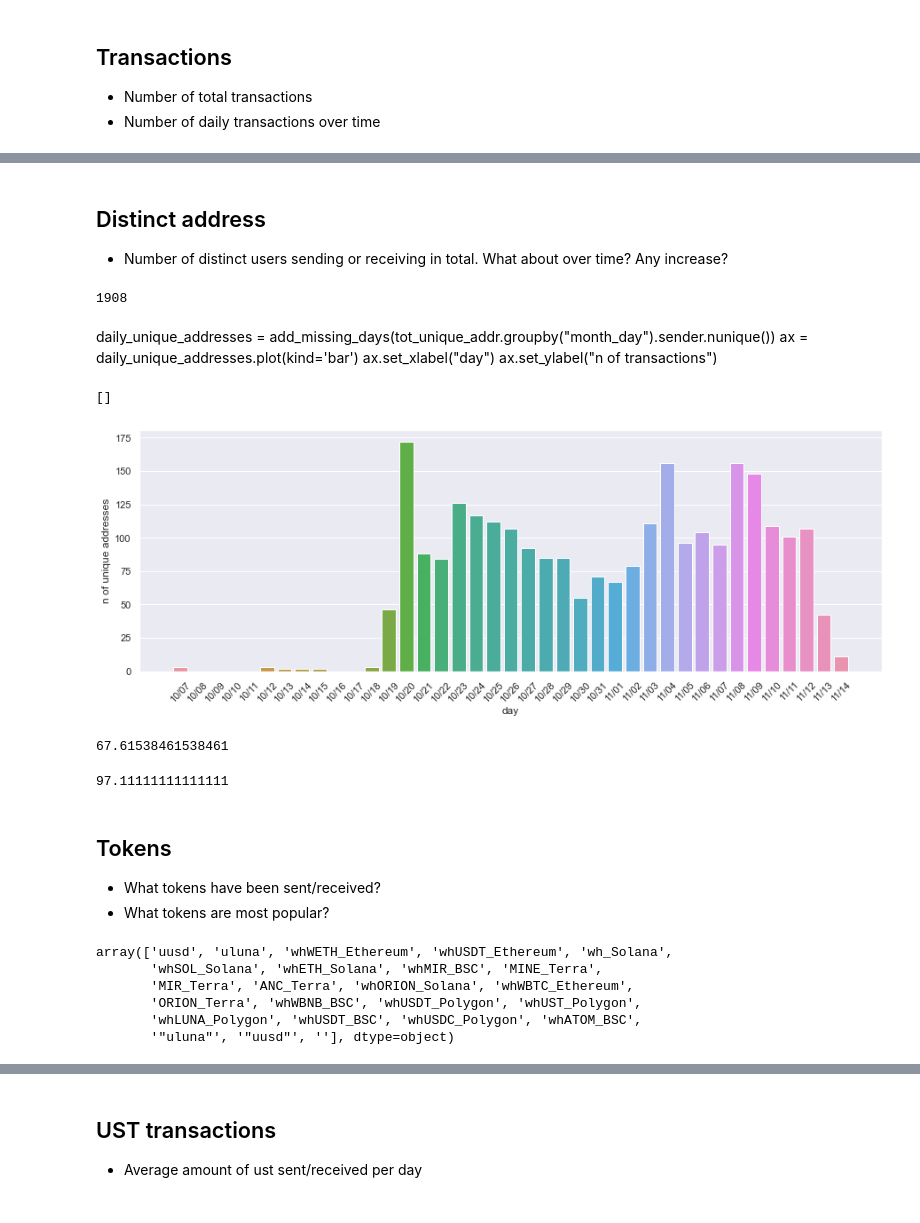
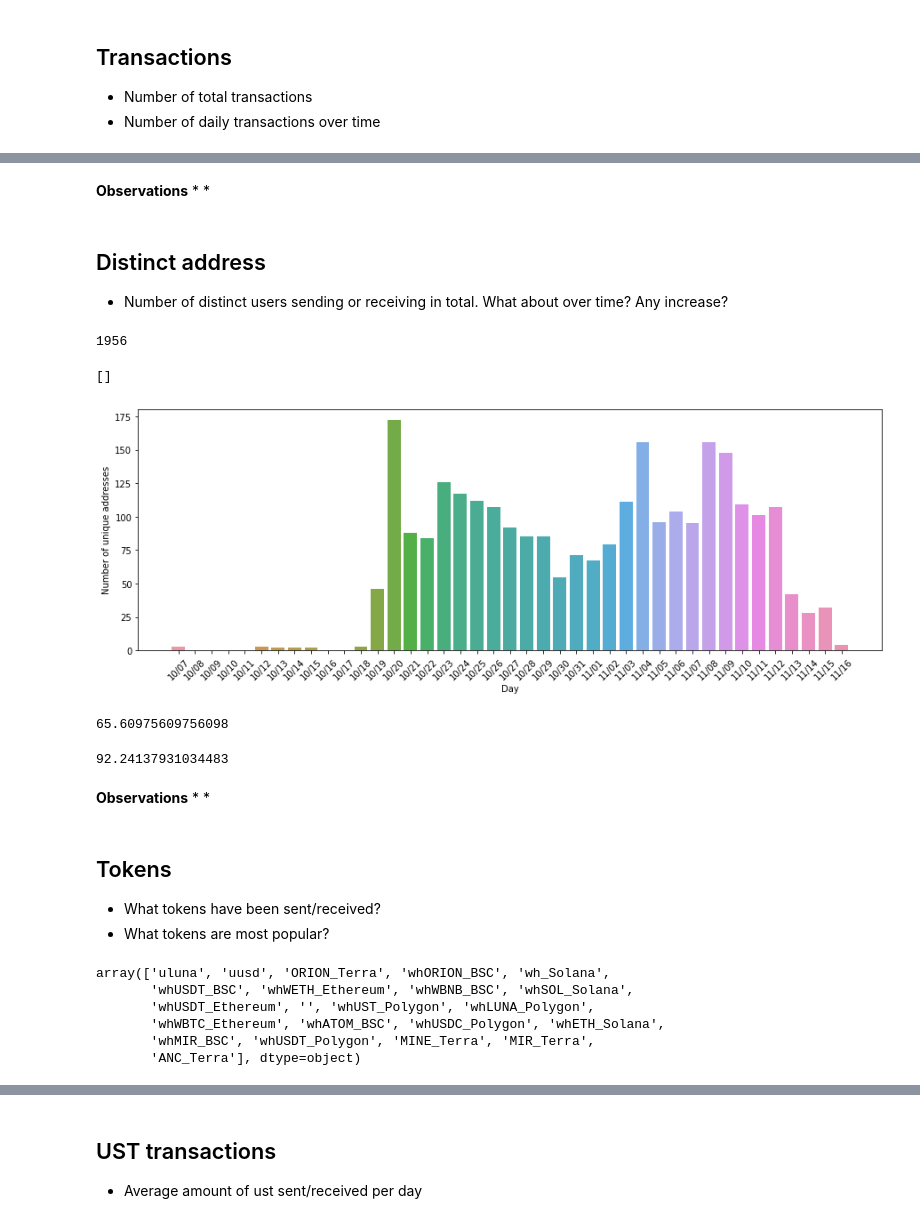
Before and after one commit to IncioMan/on-chain-data-analysis, a Jupyter notebook: wormhole/Terra - Wormhole - Terra Bridge.ipynb, the cells around one changed output, grey strips where cells are left out. Drawn from its saved outputs; the diff is of its cells as text; code cells hidden in the pictures.

```diff
--- a/wormhole/Terra - Wormhole - Terra Bridge.ipynb
+++ b/wormhole/Terra - Wormhole - Terra Bridge.ipynb
@@ -52,33 +154,37 @@ daily_tx[daily_tx.index > '10/18'].mean()
+# %% [markdown]
+**Observations**
+*
+*
 # %% [markdown]
 ## Distinct address
 * Number of distinct users sending or receiving in total. What about over time? Any increase?
 # %%
 tot_unique_addr = wh_send[['month_day', 'sender']].append(wh_receive_[['month_day', 'sender']])
+len(tot_unique_addr.sender.unique())
+# %% [output]
+1956
-# %%
-len(tot_unique_addr.sender.unique())
-# %% [output]
-1908
-# %% [markdown]
-daily_unique_addresses = add_missing_days(tot_unique_addr.groupby("month_day").sender.nunique())
-ax = daily_unique_addresses.plot(kind='bar')
-ax.set_xlabel("day")
-ax.set_ylabel("n of transactions")
+# %%
+daily_unique_addresses = add_missing_days(tot_unique_addr.groupby("month_day").sender.nunique())
 # %%
 plt.xticks(rotation=45)
 ax = sns.barplot(daily_unique_addresses.index, daily_unique_addresses.values)
-ax.set(ylabel='n of unique addresses', xlabel='day')
+ax.set(ylabel='Number of unique addresses', xlabel='Day')
 ax.plot()
 # %% [output]
 []
-[figure, old version]
+[figure, new version]
 # %%
 daily_unique_addresses.mean()
 # %% [output]
-67.61538461538461
+65.60975609756098
 # %%
 daily_unique_addresses[daily_unique_addresses.index > '10/18'].mean()
 # %% [output]
-97.11111111111111
+92.24137931034483
+# %% [markdown]
+**Observations**
+*
+*
 # %% [markdown]
 ## Tokens
 * What tokens have been sent/received?
@@ -87,15 +193,15 @@ daily_unique_addresses[daily_unique_addresses.index > '10/18'].mean()
 token_txs = pd.concat([wh_receive_.token_name.value_counts(), wh_send.token_name.value_counts()], axis=1).fillna(0)
 # %%
 token_amounts = pd.concat([wh_receive_.groupby("token_name").amount.sum(), wh_send.groupby("token_name").amount.sum()], axis=1).fillna(0)
-# %%
-tot_tokens.token_name.unique()
-# %% [output]
-array(['uusd', 'uluna', 'whWETH_Ethereum', 'whUSDT_Ethereum', 'wh_Solana',
-       'whSOL_Solana', 'whETH_Solana', 'whMIR_BSC', 'MINE_Terra',
-       'MIR_Terra', 'ANC_Terra', 'whORION_Solana', 'whWBTC_Ethereum',
-       'ORION_Terra', 'whWBNB_BSC', 'whUSDT_Polygon', 'whUST_Polygon',
-       'whLUNA_Polygon', 'whUSDT_BSC', 'whUSDC_Polygon', 'whATOM_BSC',
-       '"uluna"', '"uusd"', ''], dtype=object)
+# %%
+wh_receive_.token_name.append(wh_send.token_name).unique()
+# %% [output]
+array(['uluna', 'uusd', 'ORION_Terra', 'whORION_BSC', 'wh_Solana',
+       'whUSDT_BSC', 'whWETH_Ethereum', 'whWBNB_BSC', 'whSOL_Solana',
+       'whUSDT_Ethereum', '', 'whUST_Polygon', 'whLUNA_Polygon',
+       'whWBTC_Ethereum', 'whATOM_BSC', 'whUSDC_Polygon', 'whETH_Solana',
+       'whMIR_BSC', 'whUSDT_Polygon', 'MINE_Terra', 'MIR_Terra',
+       'ANC_Terra'], dtype=object)
 # %%
 token_txs.columns = ['Receive','Send']
 ax = token_txs.plot(kind='bar', rot=45)
```
Also changed, not shown: parts of 78 cells of this notebook, 1 other file.
